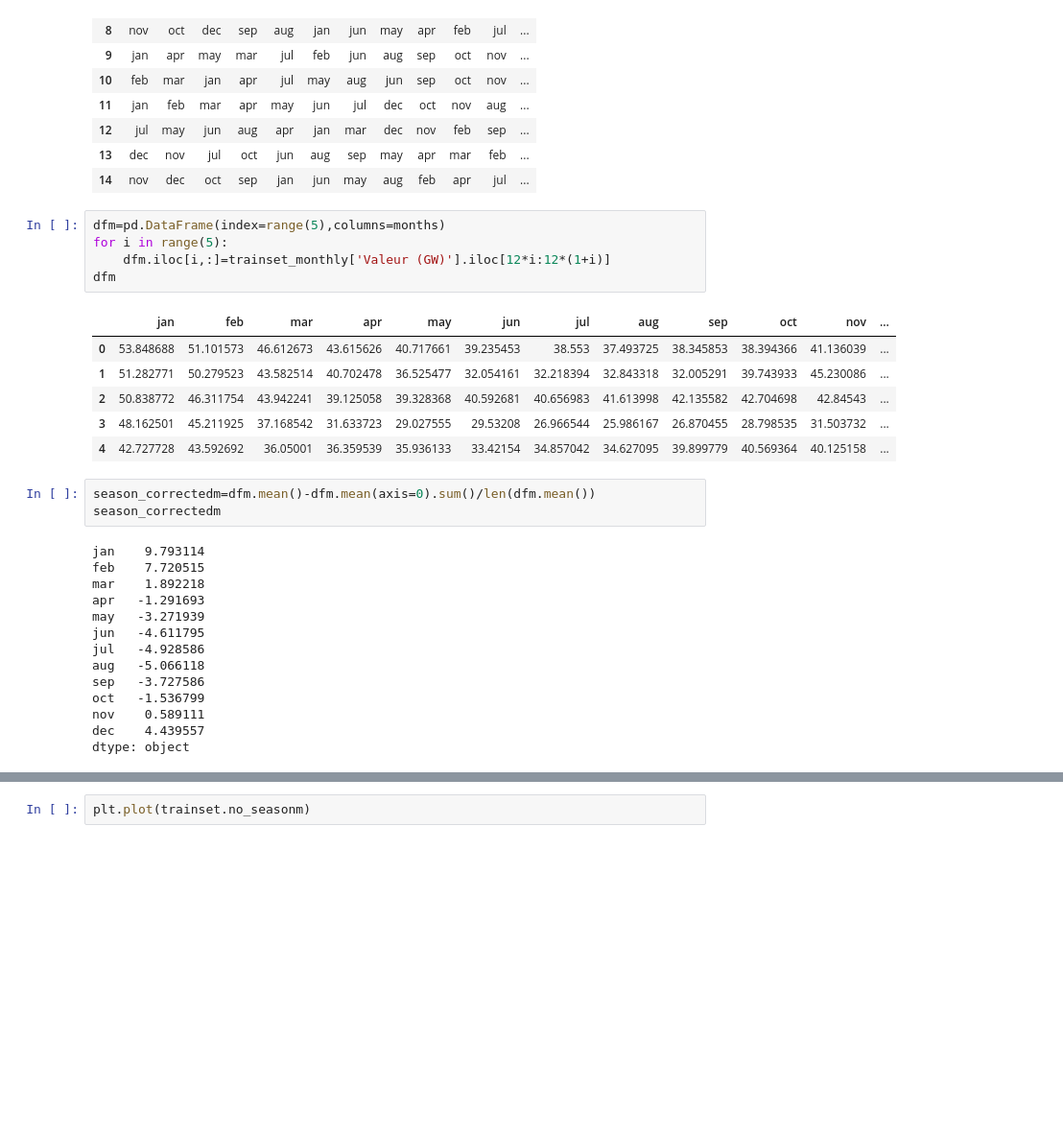
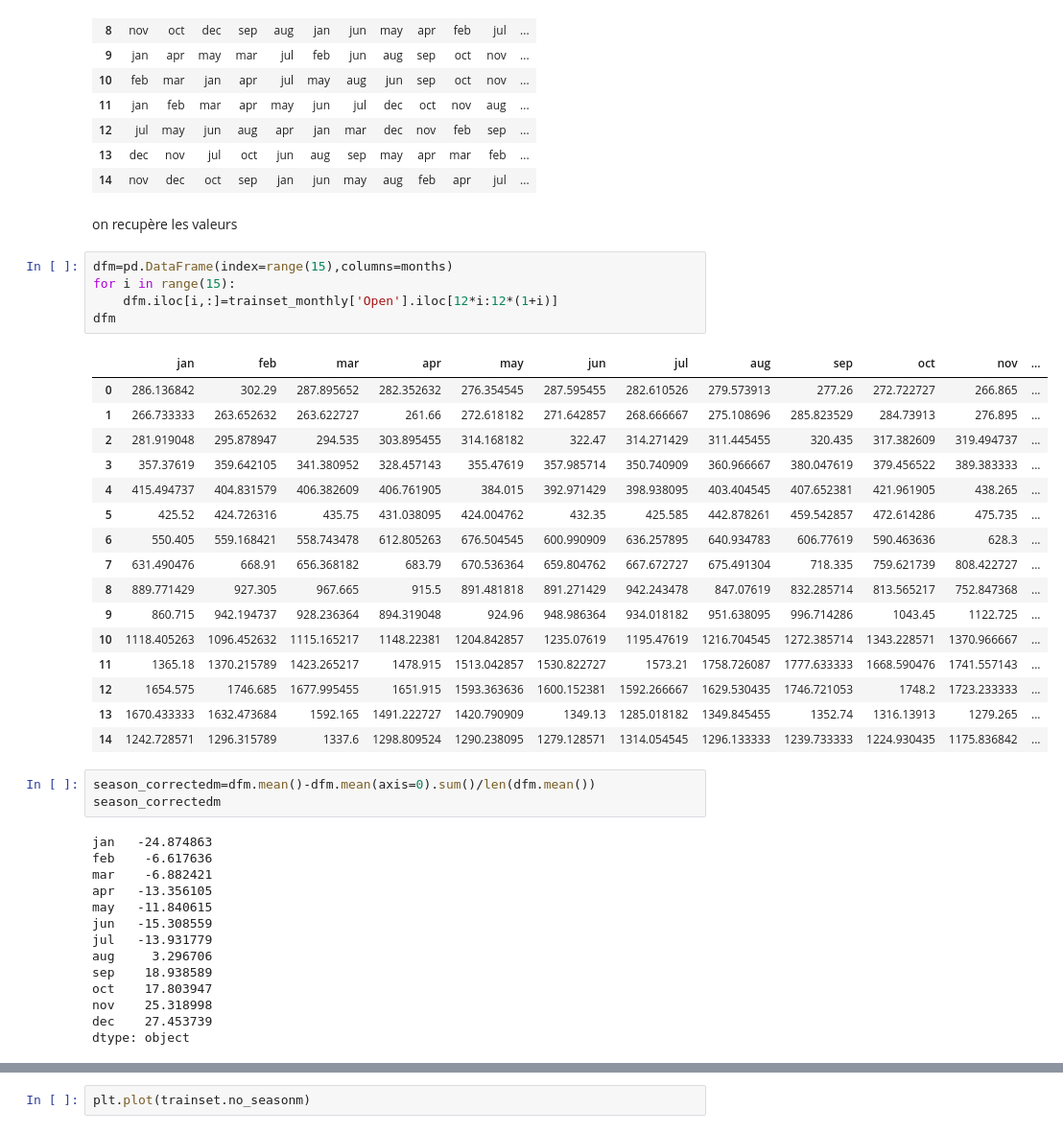
Before and after one commit to Max9925/data-science, a Jupyter notebook: données temporel/gold/gold.ipynb, the cells around one changed output, grey strips where cells are left out. Shown at 96% size. Saved outputs shown, nothing was run; the diff lists cells and outputs as text; blank space fills up the shorter version.

Commit message:
ajout nouveau data set

```diff
--- a/données temporel/gold/gold.ipynb
+++ b/données temporel/gold/gold.ipynb
@@ -118,33 +118,45 @@ BBT
 | 12 | jul | may | jun | aug | apr | jan | mar | dec | nov | feb | sep | ... |
 | 13 | dec | nov | jul | oct | jun | aug | sep | may | apr | mar | feb | ... |
 | 14 | nov | dec | oct | sep | jan | jun | may | aug | feb | apr | jul | ... |
+# %% [markdown]
+on recupère les valeurs
 # %%
-dfm=pd.DataFrame(index=range(5),columns=months)
-for i in range(5):
-    dfm.iloc[i,:]=trainset_monthly['Valeur (GW)'].iloc[12*i:12*(1+i)]
+dfm=pd.DataFrame(index=range(15),columns=months)
+for i in range(15):
+    dfm.iloc[i,:]=trainset_monthly['Open'].iloc[12*i:12*(1+i)]
 dfm
 # %% [output]
 |  | jan | feb | mar | apr | may | jun | jul | aug | sep | oct | nov | ... |
-| 0 | 53.848688 | 51.101573 | 46.612673 | 43.615626 | 40.717661 | 39.235453 | 38.553 | 37.493725 | 38.345853 | 38.394366 | 41.136039 | ... |
-| 1 | 51.282771 | 50.279523 | 43.582514 | 40.702478 | 36.525477 | 32.054161 | 32.218394 | 32.843318 | 32.005291 | 39.743933 | 45.230086 | ... |
-| 2 | 50.838772 | 46.311754 | 43.942241 | 39.125058 | 39.328368 | 40.592681 | 40.656983 | 41.613998 | 42.135582 | 42.704698 | 42.84543 | ... |
-| 3 | 48.162501 | 45.211925 | 37.168542 | 31.633723 | 29.027555 | 29.53208 | 26.966544 | 25.986167 | 26.870455 | 28.798535 | 31.503732 | ... |
-| 4 | 42.727728 | 43.592692 | 36.05001 | 36.359539 | 35.936133 | 33.42154 | 34.857042 | 34.627095 | 39.899779 | 40.569364 | 40.125158 | ... |
+| 0 | 286.136842 | 302.29 | 287.895652 | 282.352632 | 276.354545 | 287.595455 | 282.610526 | 279.573913 | 277.26 | 272.722727 | 266.865 | ... |
+| 1 | 266.733333 | 263.652632 | 263.622727 | 261.66 | 272.618182 | 271.642857 | 268.666667 | 275.108696 | 285.823529 | 284.73913 | 276.895 | ... |
+| 2 | 281.919048 | 295.878947 | 294.535 | 303.895455 | 314.168182 | 322.47 | 314.271429 | 311.445455 | 320.435 | 317.382609 | 319.494737 | ... |
+| 3 | 357.37619 | 359.642105 | 341.380952 | 328.457143 | 355.47619 | 357.985714 | 350.740909 | 360.966667 | 380.047619 | 379.456522 | 389.383333 | ... |
+| 4 | 415.494737 | 404.831579 | 406.382609 | 406.761905 | 384.015 | 392.971429 | 398.938095 | 403.404545 | 407.652381 | 421.961905 | 438.265 | ... |
+| 5 | 425.52 | 424.726316 | 435.75 | 431.038095 | 424.004762 | 432.35 | 425.585 | 442.878261 | 459.542857 | 472.614286 | 475.735 | ... |
+| 6 | 550.405 | 559.168421 | 558.743478 | 612.805263 | 676.504545 | 600.990909 | 636.257895 | 640.934783 | 606.77619 | 590.463636 | 628.3 | ... |
+| 7 | 631.490476 | 668.91 | 656.368182 | 683.79 | 670.536364 | 659.804762 | 667.672727 | 675.491304 | 718.335 | 759.621739 | 808.422727 | ... |
+| 8 | 889.771429 | 927.305 | 967.665 | 915.5 | 891.481818 | 891.271429 | 942.243478 | 847.07619 | 832.285714 | 813.565217 | 752.847368 | ... |
+| 9 | 860.715 | 942.194737 | 928.236364 | 894.319048 | 924.96 | 948.986364 | 934.018182 | 951.638095 | 996.714286 | 1043.45 | 1122.725 | ... |
+| 10 | 1118.405263 | 1096.452632 | 1115.165217 | 1148.22381 | 1204.842857 | 1235.07619 | 1195.47619 | 1216.704545 | 1272.385714 | 1343.228571 | 1370.966667 | ... |
+| 11 | 1365.18 | 1370.215789 | 1423.265217 | 1478.915 | 1513.042857 | 1530.822727 | 1573.21 | 1758.726087 | 1777.633333 | 1668.590476 | 1741.557143 | ... |
+| 12 | 1654.575 | 1746.685 | 1677.995455 | 1651.915 | 1593.363636 | 1600.152381 | 1592.266667 | 1629.530435 | 1746.721053 | 1748.2 | 1723.233333 | ... |
+| 13 | 1670.433333 | 1632.473684 | 1592.165 | 1491.222727 | 1420.790909 | 1349.13 | 1285.018182 | 1349.845455 | 1352.74 | 1316.13913 | 1279.265 | ... |
+| 14 | 1242.728571 | 1296.315789 | 1337.6 | 1298.809524 | 1290.238095 | 1279.128571 | 1314.054545 | 1296.133333 | 1239.733333 | 1224.930435 | 1175.836842 | ... |
 # %%
 season_correctedm=dfm.mean()-dfm.mean(axis=0).sum()/len(dfm.mean())
 season_correctedm
 # %% [output]
-jan    9.793114
-feb    7.720515
-mar    1.892218
-apr   -1.291693
-may   -3.271939
-jun   -4.611795
-jul   -4.928586
-aug   -5.066118
-sep   -3.727586
-oct   -1.536799
-nov    0.589111
-dec    4.439557
+jan   -24.874863
+feb    -6.617636
+mar    -6.882421
+apr   -13.356105
+may   -11.840615
+jun   -15.308559
+jul   -13.931779
+aug     3.296706
+sep    18.938589
+oct    17.803947
+nov    25.318998
+dec    27.453739
 dtype: object
 # %%
```
Also changed, not shown: parts of 7 cells of this notebook, 2 other files.
